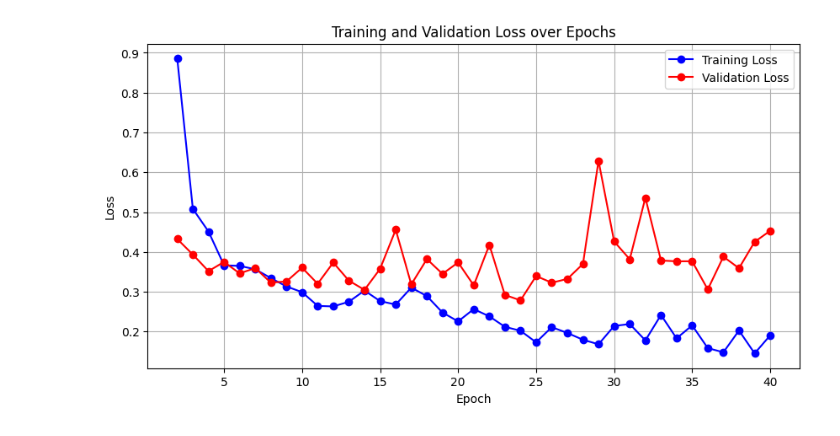
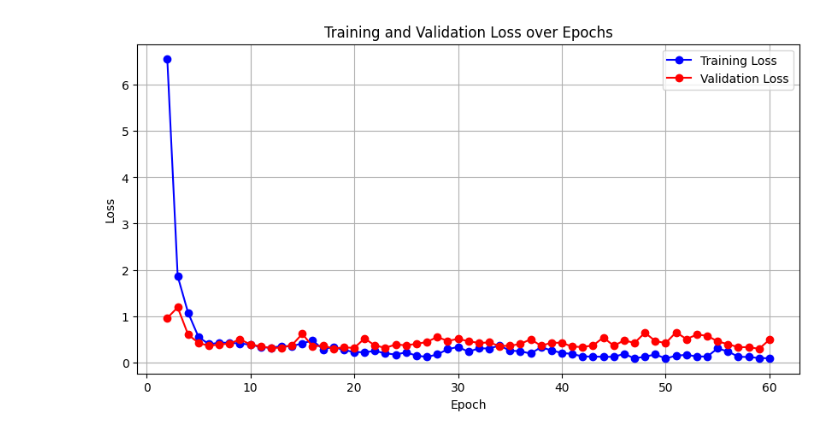
Before and after one commit to Hundmat/CloudClassifier, a Jupyter notebook: CloudClassification.ipynb, the cells around one changed output. Saved outputs shown, nothing was run; the diff lists cells and outputs as text; code cells hidden in the pictures.

```diff
--- a/CloudClassification.ipynb
+++ b/CloudClassification.ipynb
@@ -44,7 +44,7 @@ def npy_loader():
 # %%
 
 def combine_bands(data_list):
-    bands = ['b02', 'b03', 'b12', 'b11']
+    bands = ['b02', 'b03', 'b04', 'b11']
     target_shape = (21, 21)  # Ensure uniform size
     max_channels = 4
 
@@ -217,7 +286,7 @@ optimizer = optim.Adam(model.parameters(), lr=0.001)
 train_loss = []
 val_loss_array = []
 # Training loop
-num_epochs = 40
+num_epochs = 60
 for epoch in range(num_epochs):
     model.train()
     running_loss = 0.0
@@ -258,6 +327,7 @@ for epoch in range(num_epochs):
     val_loss_array.append(val_loss/len(val_loader))
 
     print(f"Validation Loss: {val_loss/len(val_loader)}, Accuracy: {100 * correct / total}%")
+print(f"Best validation accuracy: {best_accuracy}%")
 
 # Plot training and validation loss, skipping the first epoch
 plt.figure(figsize=(10, 5))
@@ -290,4 +360,4 @@ Validation Loss: 0.45286719501018524, Accuracy: 86.62790697674419%
-[figure, old version]
+[figure, new version]
 # %%
 # Test the model
 model.eval()
```
Also changed, not shown: parts of 5 cells of this notebook, 2 other files.
